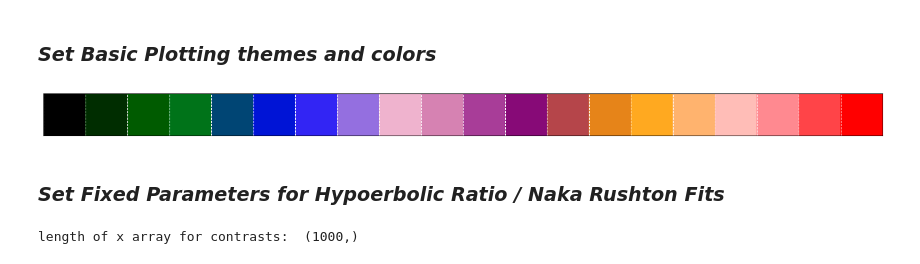
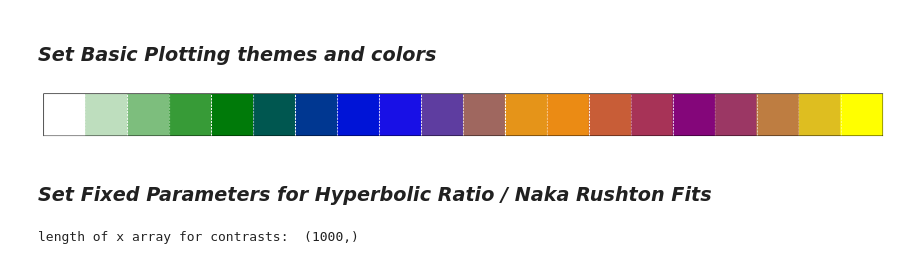
Before and after one commit to PatriciaNL/SSRP_Analysis, a Jupyter notebook: Pre_Post_Analysis_Segments.ipynb, the cells around one changed output. Drawn from its saved outputs; the diff is of its cells as text; code cells hidden in the pictures.

```diff
--- a/Pre_Post_Analysis_Segments.ipynb
+++ b/Pre_Post_Analysis_Segments.ipynb
@@ -205,17 +243,3 @@ Method = 'Order'# 'AttnDeplyment'
 saveFile = 'n'
 # %% [markdown]
 ### *Set Basic Plotting themes and colors*
-# %%
-# Define the base colors for blending
-base_colors = ['black','green', 'blue', 'pink' ,'purple', 'orange', 'pink','red']
-# Number of colors needed in the spectrum
-num_colors = 20
-fill = sns.blend_palette(base_colors, n_colors=num_colors, as_cmap=False)
-sns.palplot(fill)
-plt.show()
-# color_set = [11,1,8,4]
-color_set = [0,12]
-custom = {"axes.edgecolor": "black", "grid.linestyle": "dashed", "grid.color": "white"}
-sns.set_style("darkgrid", rc = custom)
-# %% [output]
-[figure, removed]
@@ -222,4 +249,23 @@ sns.set_style("darkgrid", rc = custom)
+# %%
+sess_colors = ['white','green','blue','orange','purple','yellow']
+# Number of colors needed in the spectrum
+num_colors = 20
+sess_fill = sns.blend_palette(sess_colors, n_colors=num_colors, as_cmap=False)
+sns.palplot(sess_fill)
+plt.show()
+# colors2rep = bar_fill[9:12]#[5:8]
+# color_patt = colors2rep*6
+# sns.palplot(color_patt)
+
+set1 = [1,5]
+set2 = [8,9]
+set3 = [12,13]
+set4 = [18,17]
+
+s_color = [set1,set2,set3,set4]
+# %% [output]
+[figure, added]
 # %% [markdown]
-### *Set Fixed Parameters for  Hypoerbolic Ratio / Naka Rushton Fits*
+### *Set Fixed Parameters for  Hyperbolic Ratio / Naka Rushton Fits*
 # %%
 # experimental conditions if interest
```
Also changed, not shown: parts of 90 cells of this notebook.
